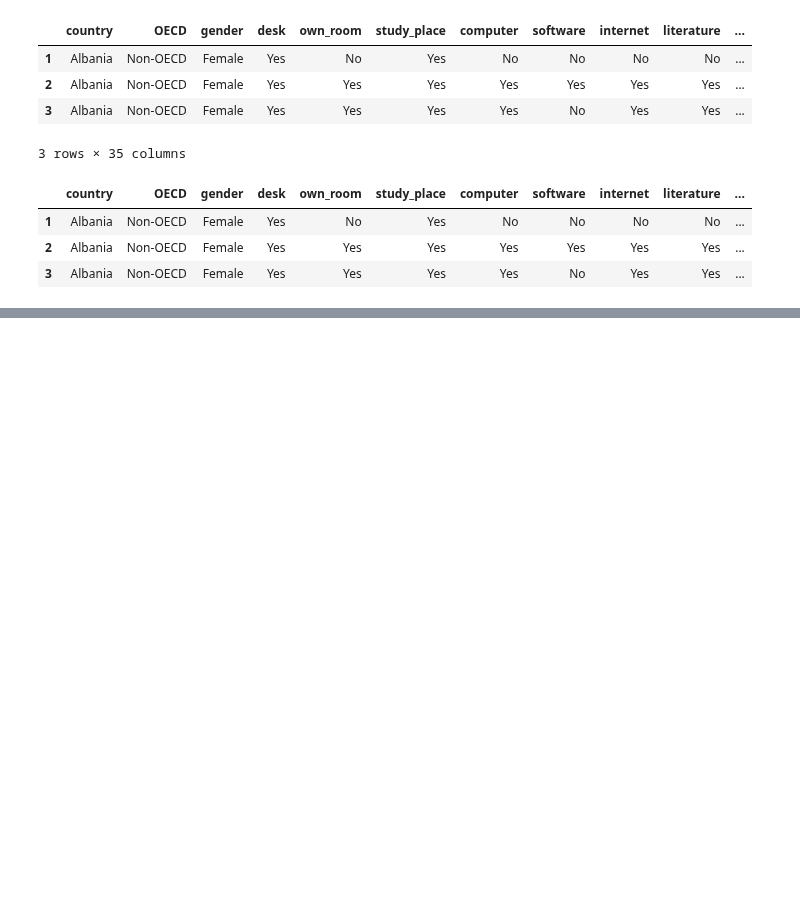
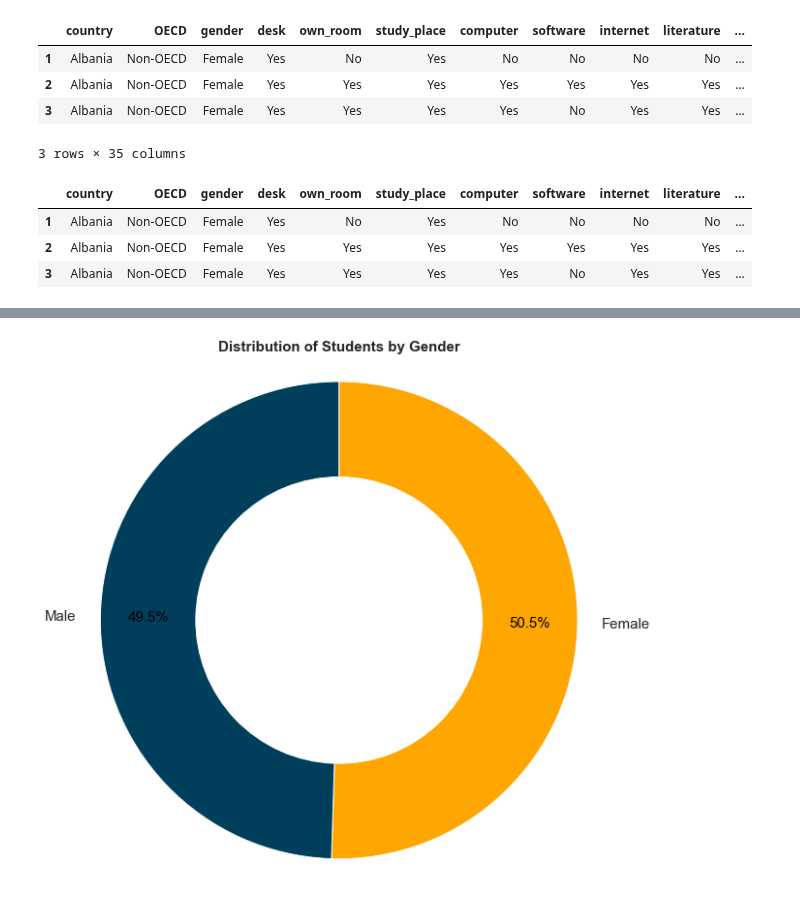
Before and after one commit to Steve-Choi/DAND, a Jupyter notebook: Communicate-Data-Findings/Communicate-Data-Findings.ipynb, the cells around one changed output, grey strips where cells are left out. Cells and saved outputs as stored; diff of their text form; code cells hidden in the pictures; blank space fills up the shorter version.

```diff
--- a/Communicate-Data-Findings/Communicate-Data-Findings.ipynb
+++ b/Communicate-Data-Findings/Communicate-Data-Findings.ipynb
@@ -523,0 +399,19 @@ Index(['desk', 'own_room', 'study_place', 'computer', 'software', 'internet',
+# %%
+# define figure size,
+plt.figure(figsize=(10, 10))
+
+# use pie plot
+patches, texts, autotexts  = plt.pie(sorted_counts, labels = sorted_counts.index, startangle = 90, autopct='%1.1f%%',
+                                     pctdistance=0.8, counterclock = False, wedgeprops = {'width' : 0.4}, colors=['#ffa600', '#003f5c']);
+plt.axis('square')
+
+# set title, label, and ticks for the plot
+fig_labels('Distribution of Students by Gender', '', '');
+
+# set label fontsize and color using for-loop
+for i in range(len(texts)):
+    texts[i].set_fontsize(15)
+    autotexts[i].set_fontsize(15)
+    autotexts[i].set_color('Black');
+# %% [output]
+[figure, added]
```
Also changed, not shown: parts of 82 cells of this notebook, 3 other files.
